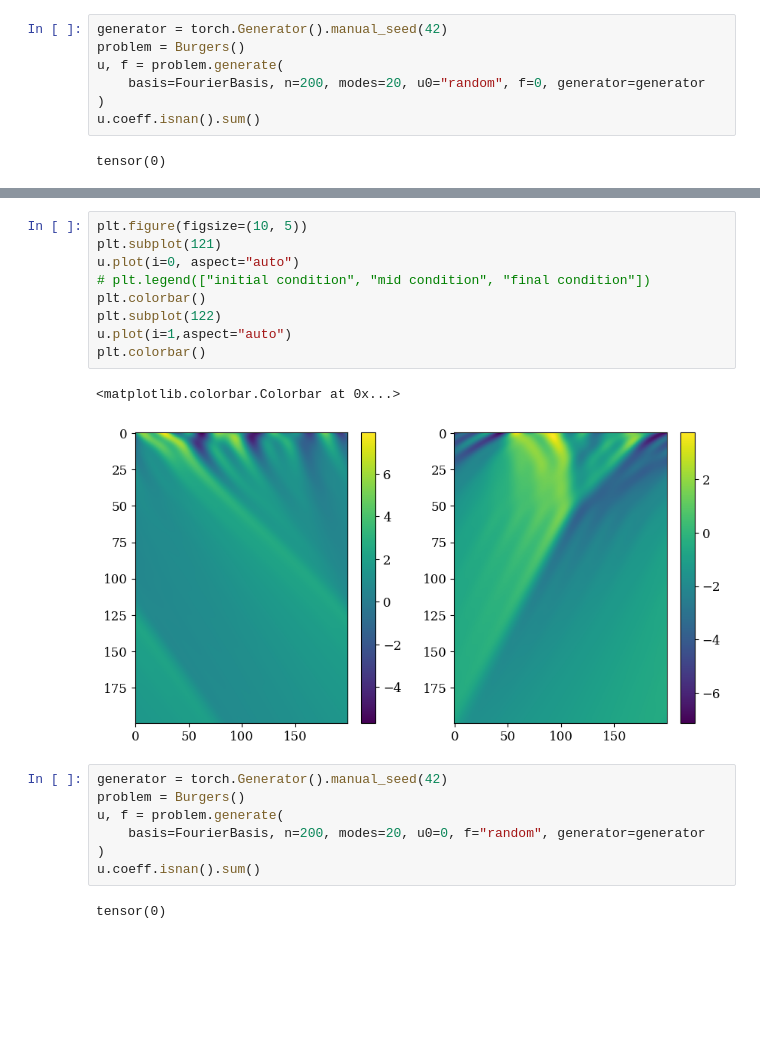
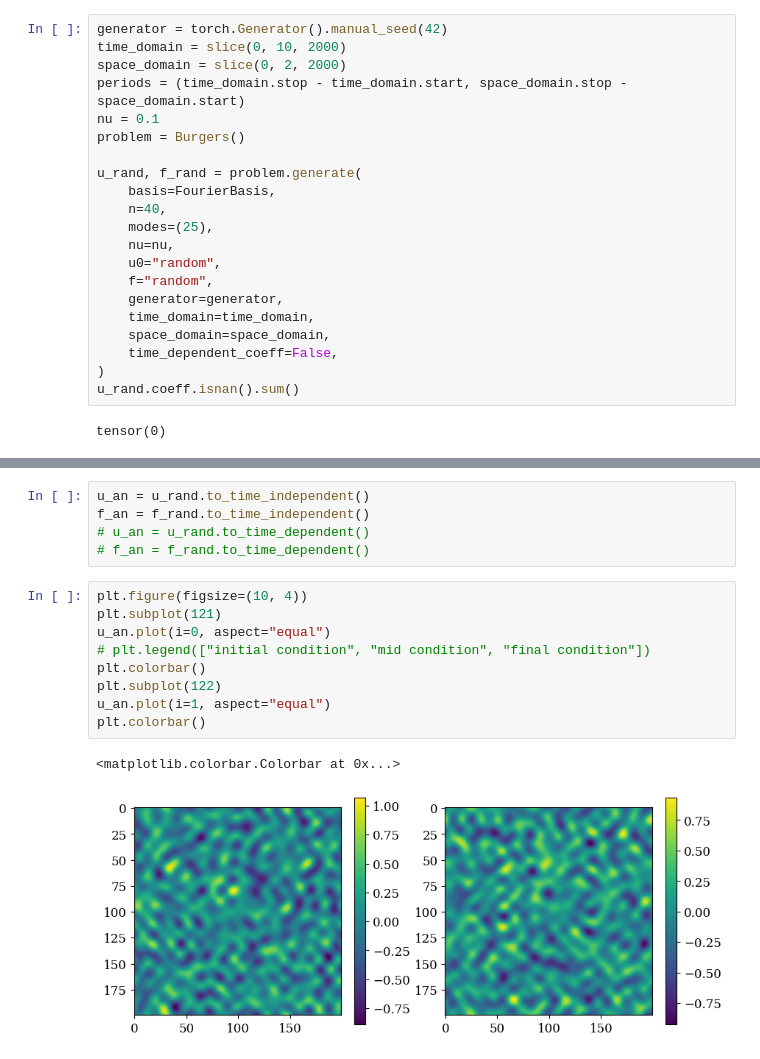
Before and after one commit to nidduzzi/SpectralSVR, a Jupyter notebook: notebooks/cases/burgers/burgers.ipynb, the cells around one changed output, grey strips where cells are left out. Drawn from its saved outputs; the diff is of its cells as text; blank space fills up the shorter version.

```diff
--- a/notebooks/cases/burgers/burgers.ipynb
+++ b/notebooks/cases/burgers/burgers.ipynb
@@ -13,10 +22,24 @@ plt.rcParams.update(
 )
 # %%
 generator = torch.Generator().manual_seed(42)
+time_domain = slice(0, 10, 2000)
+space_domain = slice(0, 2, 2000)
+periods = (time_domain.stop - time_domain.start, space_domain.stop - space_domain.start)
+nu = 0.1
 problem = Burgers()
-u, f = problem.generate(
-    basis=FourierBasis, n=200, modes=20, u0="random", f=0, generator=generator
+
+u_rand, f_rand = problem.generate(
+    basis=FourierBasis,
+    n=40,
+    modes=(25),
+    nu=nu,
+    u0="random",
+    f="random",
+    generator=generator,
+    time_domain=time_domain,
+    space_domain=space_domain,
+    time_dependent_coeff=False,
 )
-u.coeff.isnan().sum()
+u_rand.coeff.isnan().sum()
 # %% [output]
 tensor(0)
@@ -23,21 +58,17 @@ tensor(0)
+# %%
+u_an = u_rand.to_time_independent()
+f_an = f_rand.to_time_independent()
+# u_an = u_rand.to_time_dependent()
+# f_an = f_rand.to_time_dependent()
 # %%
-plt.figure(figsize=(10, 5))
+plt.figure(figsize=(10, 4))
 plt.subplot(121)
-u.plot(i=0, aspect="auto")
+u_an.plot(i=0, aspect="equal")
 # plt.legend(["initial condition", "mid condition", "final condition"])
 plt.colorbar()
 plt.subplot(122)
-u.plot(i=1,aspect="auto")
+u_an.plot(i=1, aspect="equal")
 plt.colorbar()
 # %% [output]
 <matplotlib.colorbar.Colorbar at 0x...>
-[figure, old version]
+[figure, new version]
-# %%
-generator = torch.Generator().manual_seed(42)
-problem = Burgers()
-u, f = problem.generate(
-    basis=FourierBasis, n=200, modes=20, u0=0, f="random", generator=generator
-)
-u.coeff.isnan().sum()
-# %% [output]
-tensor(0)
```
Also changed, not shown: parts of 19 cells of this notebook, 9 other files.
